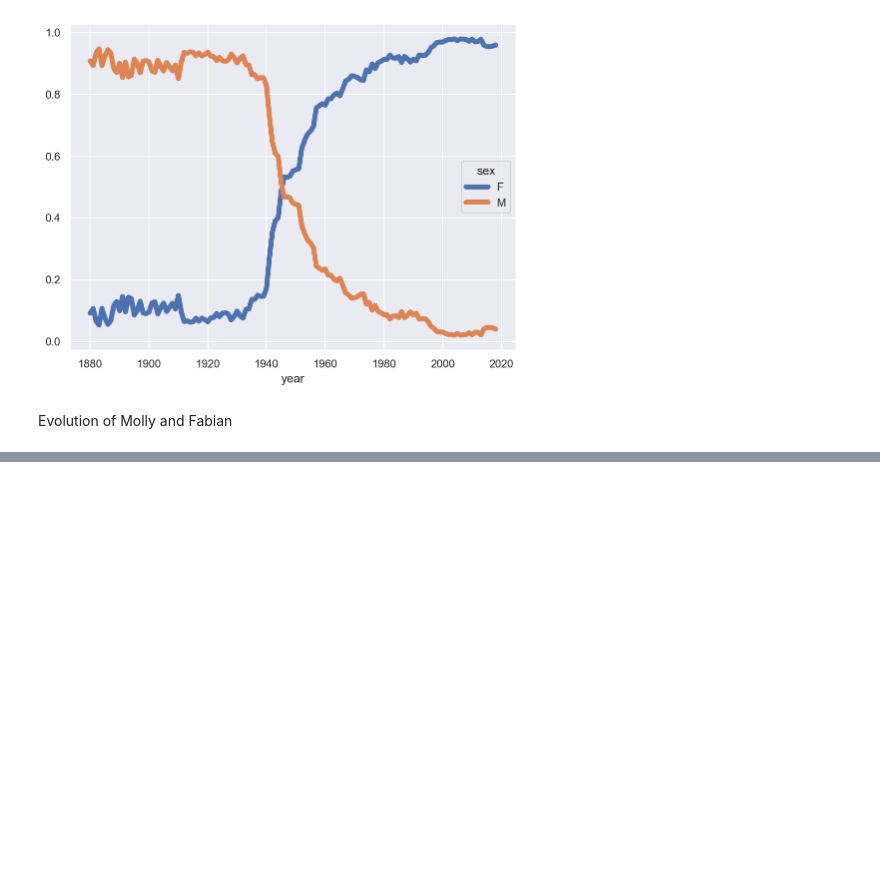
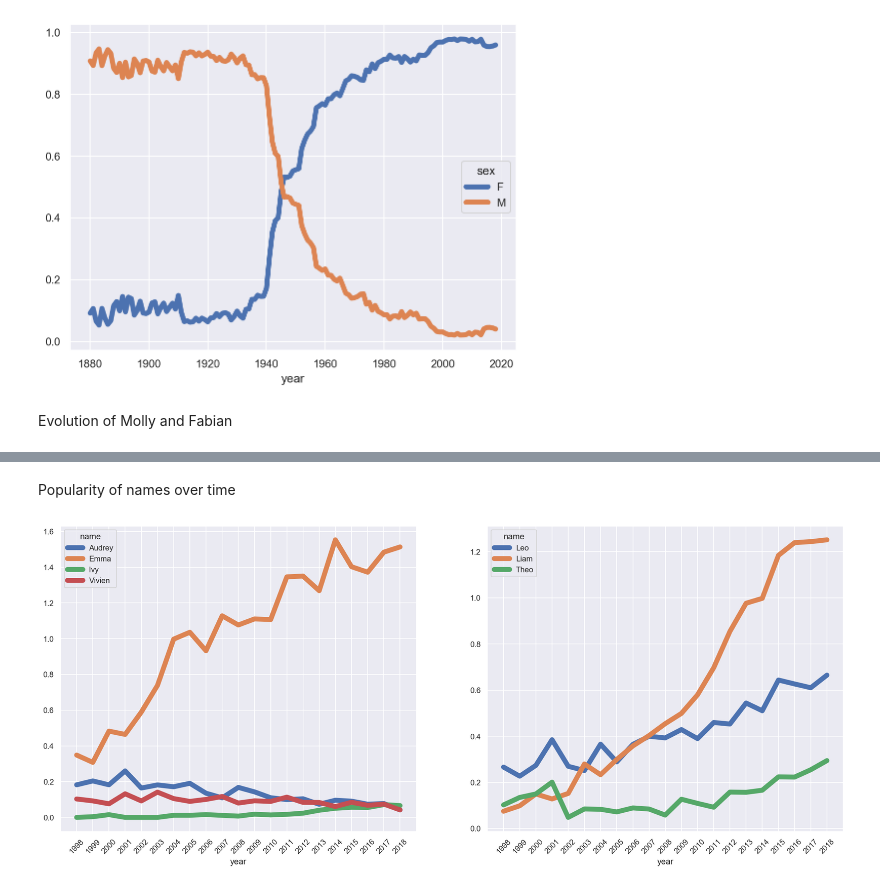
Before and after one commit to fabiangunzinger/learning, a Jupyter notebook: python-for-data-analysis/chap14-examples.ipynb, the cells around one changed output, grey strips where cells are left out. Drawn from its saved outputs; the diff is of its cells as text; code cells hidden in the pictures; blank space fills up the shorter version.

```diff
--- a/python-for-data-analysis/chap14-examples.ipynb
+++ b/python-for-data-analysis/chap14-examples.ipynb
@@ -357,0 +447,19 @@ Evolution of Molly and Fabian
+# %% [markdown]
+Popularity of names over time
+# %%
+def plot_names(names, axis):
+    (table[(table.name.isin(names))]
+     .pivot_table(values, 'year', 'name', 'sum')
+     .plot(ax=axis, xticks=range(1998, 2019), rot=45, linewidth=7))
+# %%
+fig, (left, right) = plt.subplots(1, 2, figsize=(20, 8))
+
+values = 'prop'
+
+girl_names = ['Emma', 'Ivy', 'Audrey', 'Vivien']
+boy_names = ['Liam', 'Leo', 'Theo']
+
+plot_names(girl_names, left)
+plot_names(boy_names, right)
+# %% [output]
+[figure, added]
```
Also changed, not shown: parts of 11 cells of this notebook, 4 other files.
